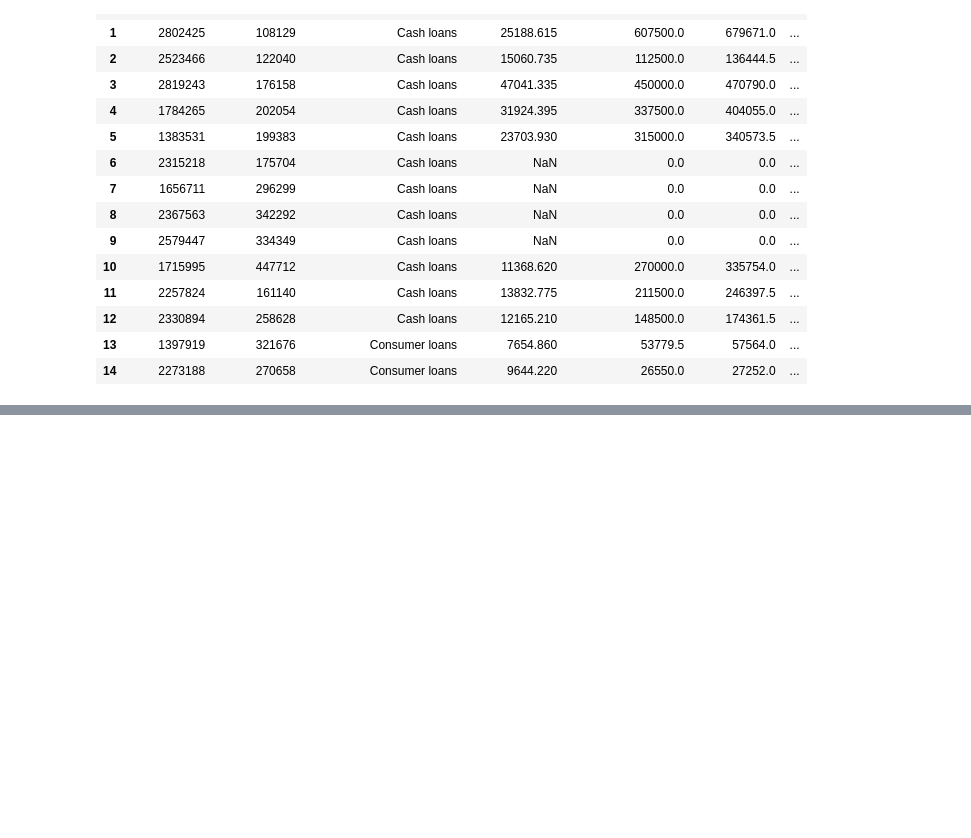
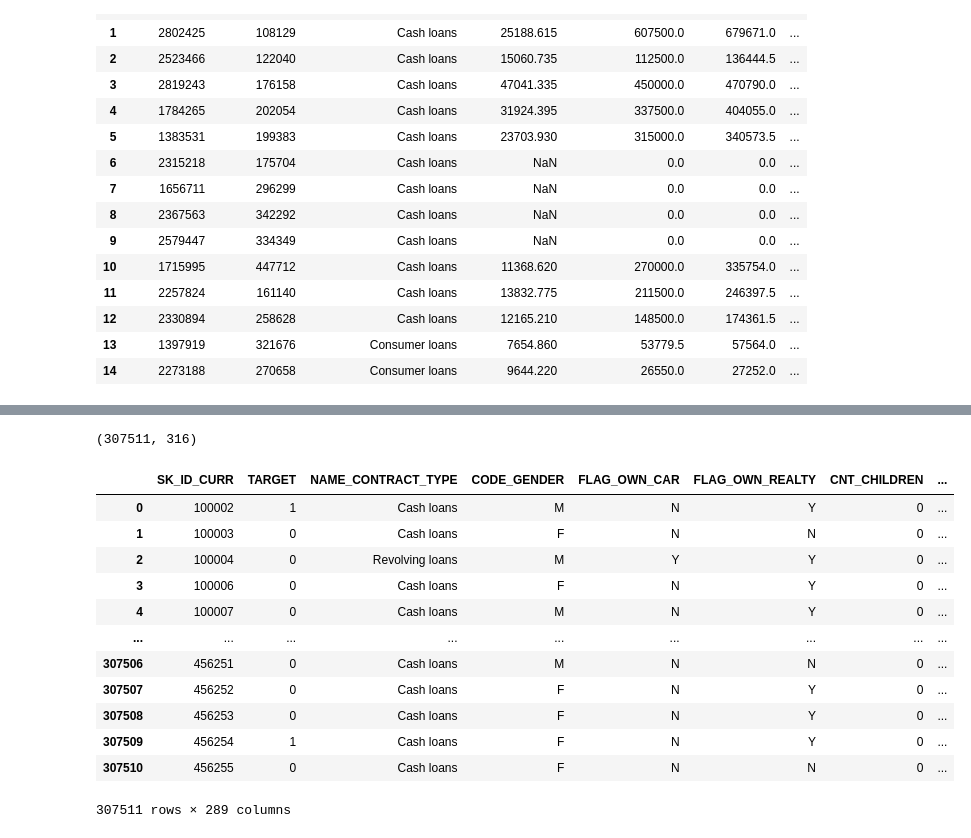
Before and after one commit to rajgurubhosale/Credit-Risk-mlops, a Jupyter notebook: notebooks/temp.ipynb, the cells around one changed output, grey strips where cells are left out. Cells and saved outputs as stored; diff of their text form; code cells hidden in the pictures; blank space fills up the shorter version.

Commit message:
Add Feature Quality Check Module:- compute special/zero/null ratios and generate feature quality report

```diff
--- a/notebooks/temp.ipynb
+++ b/notebooks/temp.ipynb
@@ -174,0 +219,22 @@ df1.head(15)
+# %%
+SPECIAL_VALUES = [-99999, -88888, -77777]
+
+# special values
+special_df = pd.DataFrame({
+    'feature': df.columns,
+    'special_ratio': df.isin(SPECIAL_VALUES).sum().values / df.shape[0]
+})
+
+#zero values
+zero_df = (
+    (df == 0).sum()
+    .div(df.shape[0])
+    .reset_index()
+    .rename(columns={'index': 'feature', 0: 'zero_ratio'})
+)
+
+#Null_values
+new_df = (df.isnull().sum() / df.shape[0]).to_frame('null_ratio').reset_index().rename(columns={'index': 'feature'})
+# %%
+feature_quality_df = special_df.merge(zero_df,on='feature',how='left').merge(new_df,on='feature',how='left')
+feature_quality_df
@@ -174,0 +255,31 @@ df1.head(15)
+# %%
+feature_quality_df['max_bad_ratio'] = (
+    feature_quality_df[['special_ratio', 'zero_ratio', 'null_ratio']]
+    .max(axis=1)
+)
+feature_quality_df['drop_feature'] = (
+    feature_quality_df['max_bad_ratio'] > 0.95
+)
+# %%
+temp = feature_quality_df[feature_quality_df['drop_feature']==True]
+drop_features = temp['feature'].values.tolist()
+# %%
+df.shape
+# %% [output]
+(307511, 316)
+# %%
+df.drop(columns=drop_features)
+# %% [output]
+|  | SK_ID_CURR | TARGET | NAME_CONTRACT_TYPE | CODE_GENDER | FLAG_OWN_CAR | FLAG_OWN_REALTY | CNT_CHILDREN | ... |
+| 0 | 100002 | 1 | Cash loans | M | N | Y | 0 | ... |
+| 1 | 100003 | 0 | Cash loans | F | N | N | 0 | ... |
+| 2 | 100004 | 0 | Revolving loans | M | Y | Y | 0 | ... |
+| 3 | 100006 | 0 | Cash loans | F | N | Y | 0 | ... |
+| 4 | 100007 | 0 | Cash loans | M | N | Y | 0 | ... |
+| ... | ... | ... | ... | ... | ... | ... | ... | ... |
+| 307506 | 456251 | 0 | Cash loans | M | N | N | 0 | ... |
+| 307507 | 456252 | 0 | Cash loans | F | N | Y | 0 | ... |
+| 307508 | 456253 | 0 | Cash loans | F | N | Y | 0 | ... |
+| 307509 | 456254 | 1 | Cash loans | F | N | Y | 0 | ... |
+| 307510 | 456255 | 0 | Cash loans | F | N | N | 0 | ... |
+307511 rows × 289 columns
```
Also changed, not shown: parts of 5 cells of this notebook, 21 other files.
